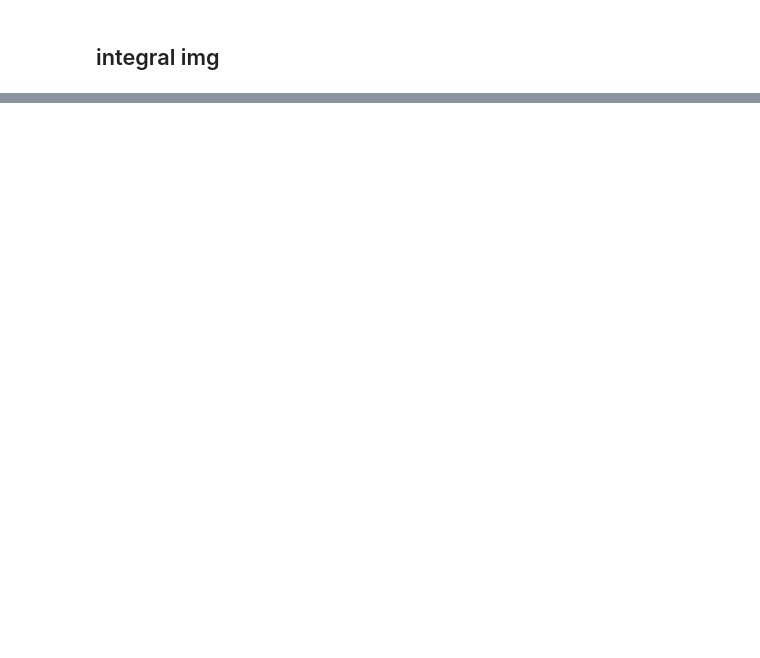
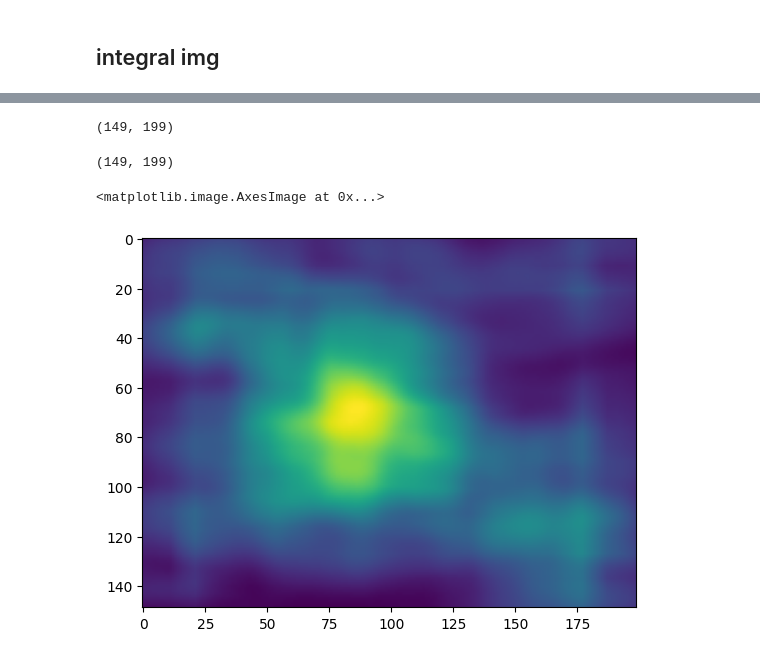
Before and after one commit to marekd6/CV1_labs, a Jupyter notebook: Assignment 01-20251025/cv2_md.ipynb, the cells around one changed output, grey strips where cells are left out. Saved outputs shown, nothing was run; the diff lists cells and outputs as text; code cells hidden in the pictures; blank space fills up the shorter version.

```diff
--- a/Assignment 01-20251025/cv2_md.ipynb
+++ b/Assignment 01-20251025/cv2_md.ipynb
@@ -30,0 +62,8 @@ ii = ski.transform.integral_image(img)
+# %%
+ii.shape
+# %% [output]
+(149, 199)
+# %%
+img.shape
+# %% [output]
+(149, 199)
@@ -30,0 +79,26 @@ ii = ski.transform.integral_image(img)
+# %%
+s = c = 0
+# %%
+sc_img = np.zeros_like(img)
+# %%
+y_dim, x_dim = img.shape
+# %%
+for y in range(y_dim):
+    for x in range(x_dim):
+        # st = max((0,0), (x-s_size, y-s_size))
+        st = (max(y-s_size, 0), max(x-s_size, 0))
+        # en = min((y_dim, x_dim), (x+s_size, y+s_size))
+        en = (min(y+s_size, y_dim-1), min(x+s_size, x_dim-1))
+        # print(st, en)
+        s = ski.transform.integrate(ii, st, en)[0]
+
+        st = (max(y-c_size, 0), max(x-c_size, 0))
+        en = (min(y+c_size, y_dim-1), min(x+c_size, x_dim-1))
+        c = ski.transform.integrate(ii, st, en)[0]
+
+        sc_img[y][x] = s-c
+# %%
+plt.imshow(sc_img)
+# %% [output]
+<matplotlib.image.AxesImage at 0x...>
+[figure, added]
```
Also changed, not shown: parts of 9 cells of this notebook, 5 other files.
